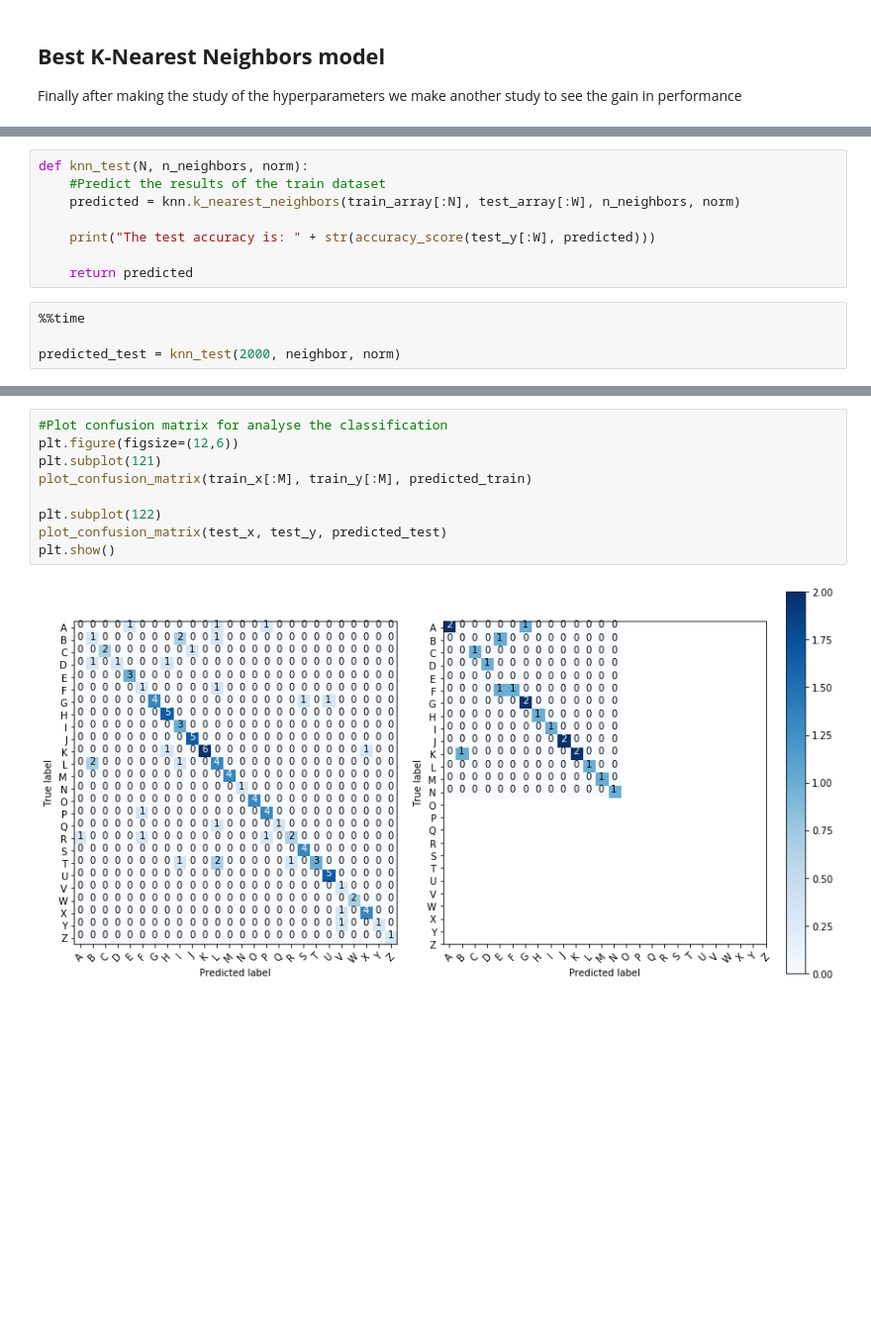
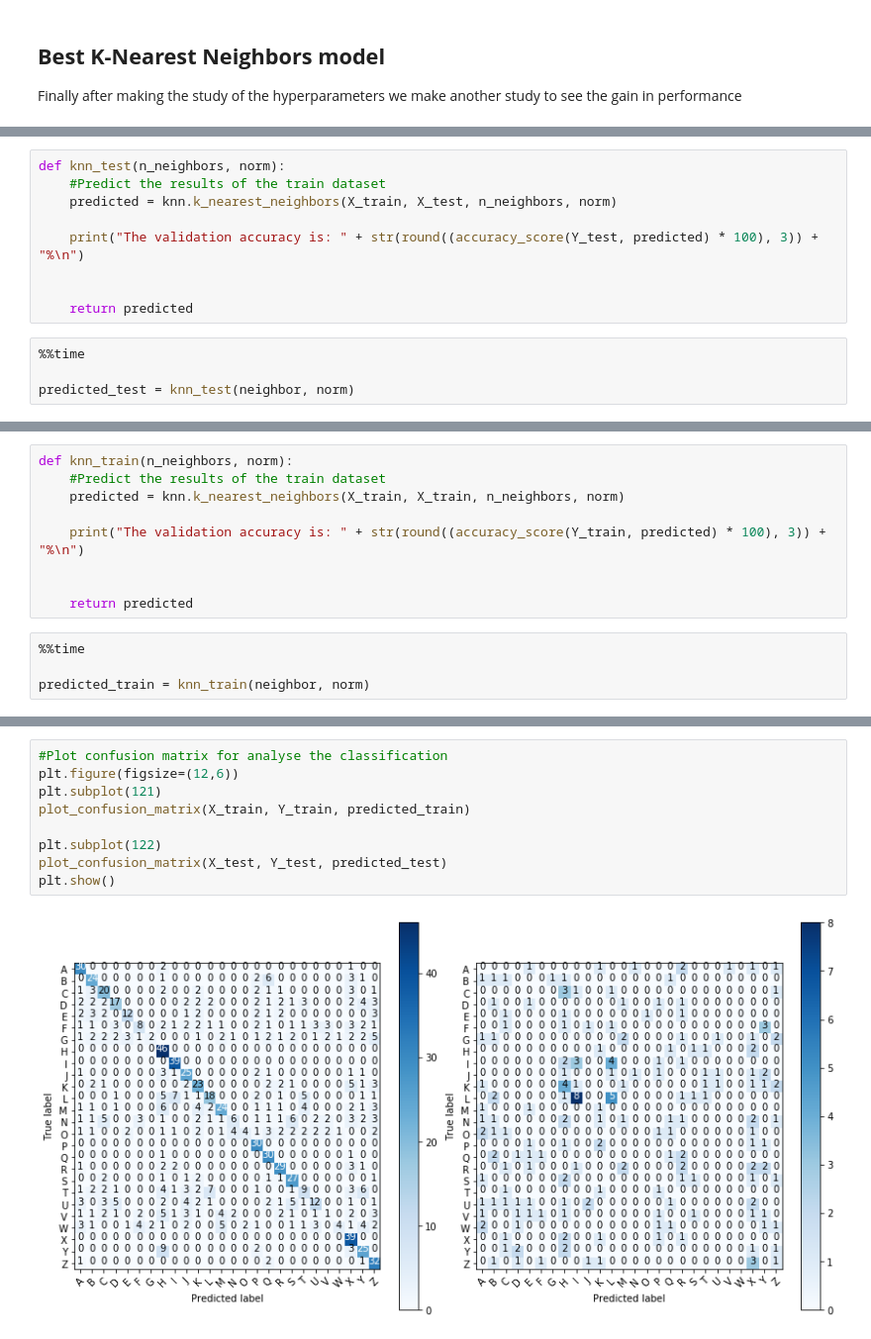
Before and after one commit to fabiomorooka/Letter-Identification, a Jupyter notebook: created_knn/main.ipynb, the cells around one changed output, grey strips where cells are left out. Shown at 99% size. Cells and saved outputs as stored; diff of their text form; blank space fills up the shorter version.

```diff
--- a/created_knn/main.ipynb
+++ b/created_knn/main.ipynb
@@ -293,13 +331,14 @@ test_y = label_test[:W]
 # %%
-def knn_test(N, n_neighbors, norm):
+def knn_test(n_neighbors, norm):
     #Predict the results of the train dataset
-    predicted = knn.k_nearest_neighbors(train_array[:N], test_array[:W], n_neighbors, norm)
+    predicted = knn.k_nearest_neighbors(X_train, X_test, n_neighbors, norm)
 
-    print("The test accuracy is: " + str(accuracy_score(test_y[:W], predicted)))
+    print("The validation accuracy is: " + str(round((accuracy_score(Y_test, predicted) * 100), 3)) + "%\n")
+
 
     return predicted
 # %%
 %%time
 
-predicted_test = knn_test(2000, neighbor, norm)
+predicted_test = knn_test(neighbor, norm)
 # %% [output]
@@ -308,0 +349,13 @@ Wall time: 19.6 s
+# %%
+def knn_train(n_neighbors, norm):
+    #Predict the results of the train dataset
+    predicted = knn.k_nearest_neighbors(X_train, X_train, n_neighbors, norm)
+
+    print("The validation accuracy is: " + str(round((accuracy_score(Y_train, predicted) * 100), 3)) + "%\n")
+
+
+    return predicted
+# %%
+%%time
+
+predicted_train = knn_train(neighbor, norm)
@@ -309,11 +367,11 @@ Wall time: 19.6 s
 # %%
 #Plot confusion matrix for analyse the classification
 plt.figure(figsize=(12,6))
 plt.subplot(121)
-plot_confusion_matrix(train_x[:M], train_y[:M], predicted_train)
+plot_confusion_matrix(X_train, Y_train, predicted_train)
 
 plt.subplot(122)
-plot_confusion_matrix(test_x, test_y, predicted_test)
+plot_confusion_matrix(X_test, Y_test, predicted_test)
 plt.show()
 # %% [output]
-[figure, old version]
+[figure, new version]
```
Also changed, not shown: parts of 32 cells of this notebook, 5 other files.
